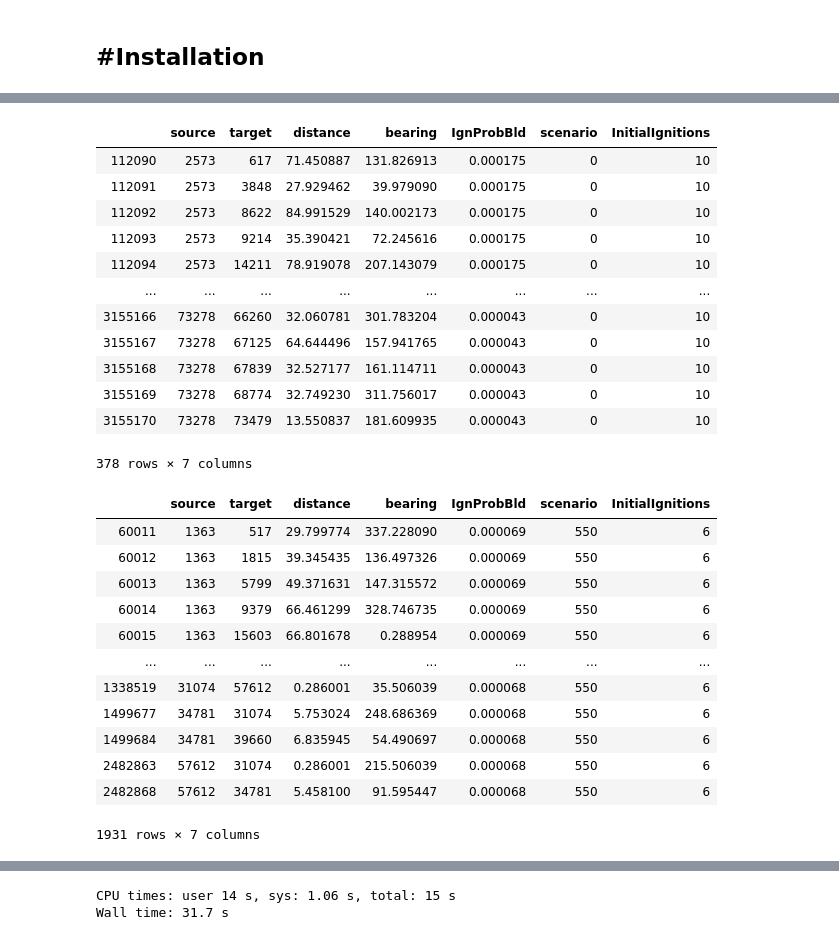
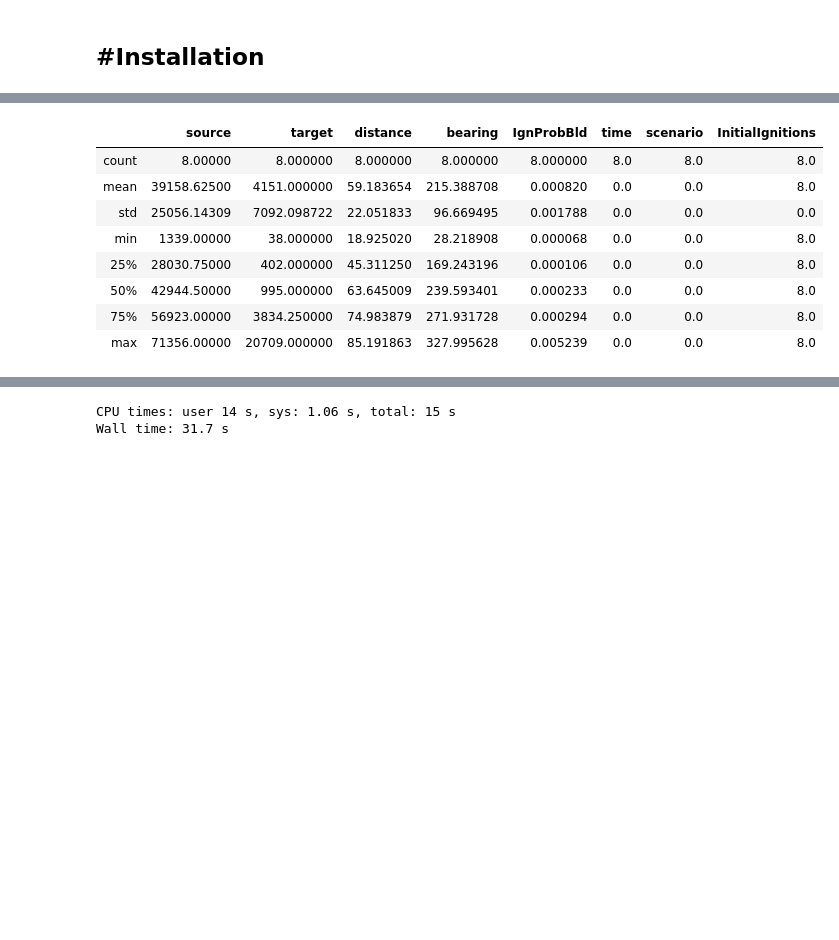
Before and after one commit to 37stu37/FFE, a Jupyter notebook: postprocessingFFE.ipynb, the cells around one changed output, grey strips where cells are left out. Drawn from its saved outputs; the diff is of its cells as text; code cells hidden in the pictures; blank space fills up the shorter version.

```diff
--- a/postprocessingFFE.ipynb
+++ b/postprocessingFFE.ipynb
@@ -68,32 +68,14 @@ def createShapefile(df):
 test0 = pd.read_parquet('F:\output\scenario0_2020-08-06.parquet')
 test500 = pd.read_parquet('F:\output\scenario550_2020-08-06.parquet')
 # %%
-test0
-test500
+test0.describe()
 # %% [output]
-|  | source | target | distance | bearing | IgnProbBld | scenario | InitialIgnitions |
-| 112090 | 2573 | 617 | 71.450887 | 131.826913 | 0.000175 | 0 | 10 |
-| 112091 | 2573 | 3848 | 27.929462 | 39.979090 | 0.000175 | 0 | 10 |
-| 112092 | 2573 | 8622 | 84.991529 | 140.002173 | 0.000175 | 0 | 10 |
-| 112093 | 2573 | 9214 | 35.390421 | 72.245616 | 0.000175 | 0 | 10 |
-| 112094 | 2573 | 14211 | 78.919078 | 207.143079 | 0.000175 | 0 | 10 |
-| ... | ... | ... | ... | ... | ... | ... | ... |
-| 3155166 | 73278 | 66260 | 32.060781 | 301.783204 | 0.000043 | 0 | 10 |
-| 3155167 | 73278 | 67125 | 64.644496 | 157.941765 | 0.000043 | 0 | 10 |
-| 3155168 | 73278 | 67839 | 32.527177 | 161.114711 | 0.000043 | 0 | 10 |
-| 3155169 | 73278 | 68774 | 32.749230 | 311.756017 | 0.000043 | 0 | 10 |
-| 3155170 | 73278 | 73479 | 13.550837 | 181.609935 | 0.000043 | 0 | 10 |
+|  | source | target | distance | bearing | IgnProbBld | time | scenario | InitialIgnitions |
+| count | 8.00000 | 8.000000 | 8.000000 | 8.000000 | 8.000000 | 8.0 | 8.0 | 8.0 |
+| mean | 39158.62500 | 4151.000000 | 59.183654 | 215.388708 | 0.000820 | 0.0 | 0.0 | 8.0 |
+| std | 25056.14309 | 7092.098722 | 22.051833 | 96.669495 | 0.001788 | 0.0 | 0.0 | 0.0 |
+| min | 1339.00000 | 38.000000 | 18.925020 | 28.218908 | 0.000068 | 0.0 | 0.0 | 8.0 |
+| 25% | 28030.75000 | 402.000000 | 45.311250 | 169.243196 | 0.000106 | 0.0 | 0.0 | 8.0 |
+| 50% | 42944.50000 | 995.000000 | 63.645009 | 239.593401 | 0.000233 | 0.0 | 0.0 | 8.0 |
+| 75% | 56923.00000 | 3834.250000 | 74.983879 | 271.931728 | 0.000294 | 0.0 | 0.0 | 8.0 |
+| max | 71356.00000 | 20709.000000 | 85.191863 | 327.995628 | 0.005239 | 0.0 | 0.0 | 8.0 |
-378 rows × 7 columns
-|  | source | target | distance | bearing | IgnProbBld | scenario | InitialIgnitions |
-| 60011 | 1363 | 517 | 29.799774 | 337.228090 | 0.000069 | 550 | 6 |
-| 60012 | 1363 | 1815 | 39.345435 | 136.497326 | 0.000069 | 550 | 6 |
-| 60013 | 1363 | 5799 | 49.371631 | 147.315572 | 0.000069 | 550 | 6 |
-| 60014 | 1363 | 9379 | 66.461299 | 328.746735 | 0.000069 | 550 | 6 |
-| 60015 | 1363 | 15603 | 66.801678 | 0.288954 | 0.000069 | 550 | 6 |
-| ... | ... | ... | ... | ... | ... | ... | ... |
-| 1338519 | 31074 | 57612 | 0.286001 | 35.506039 | 0.000068 | 550 | 6 |
-| 1499677 | 34781 | 31074 | 5.753024 | 248.686369 | 0.000068 | 550 | 6 |
-| 1499684 | 34781 | 39660 | 6.835945 | 54.490697 | 0.000068 | 550 | 6 |
-| 2482863 | 57612 | 31074 | 0.286001 | 215.506039 | 0.000068 | 550 | 6 |
-| 2482868 | 57612 | 34781 | 5.458100 | 91.595447 | 0.000068 | 550 | 6 |
-1931 rows × 7 columns
```
Also changed, not shown: parts of 8 cells of this notebook.
